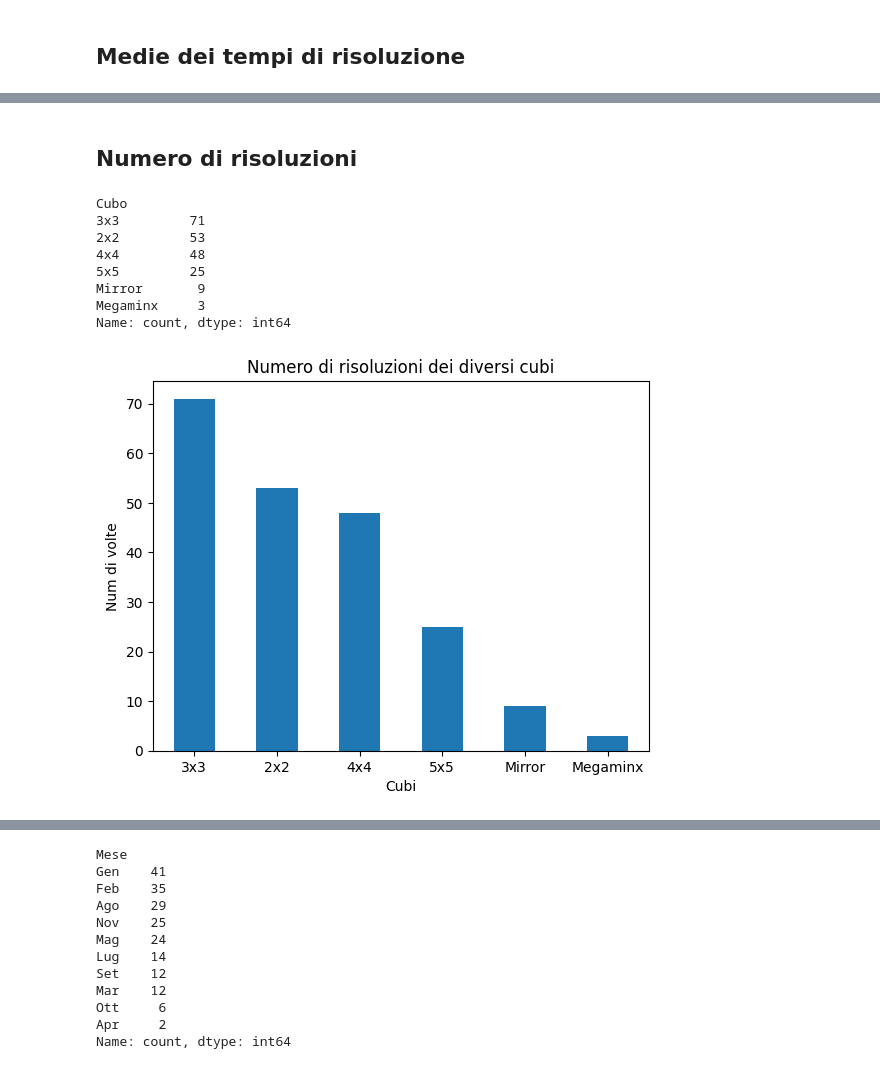
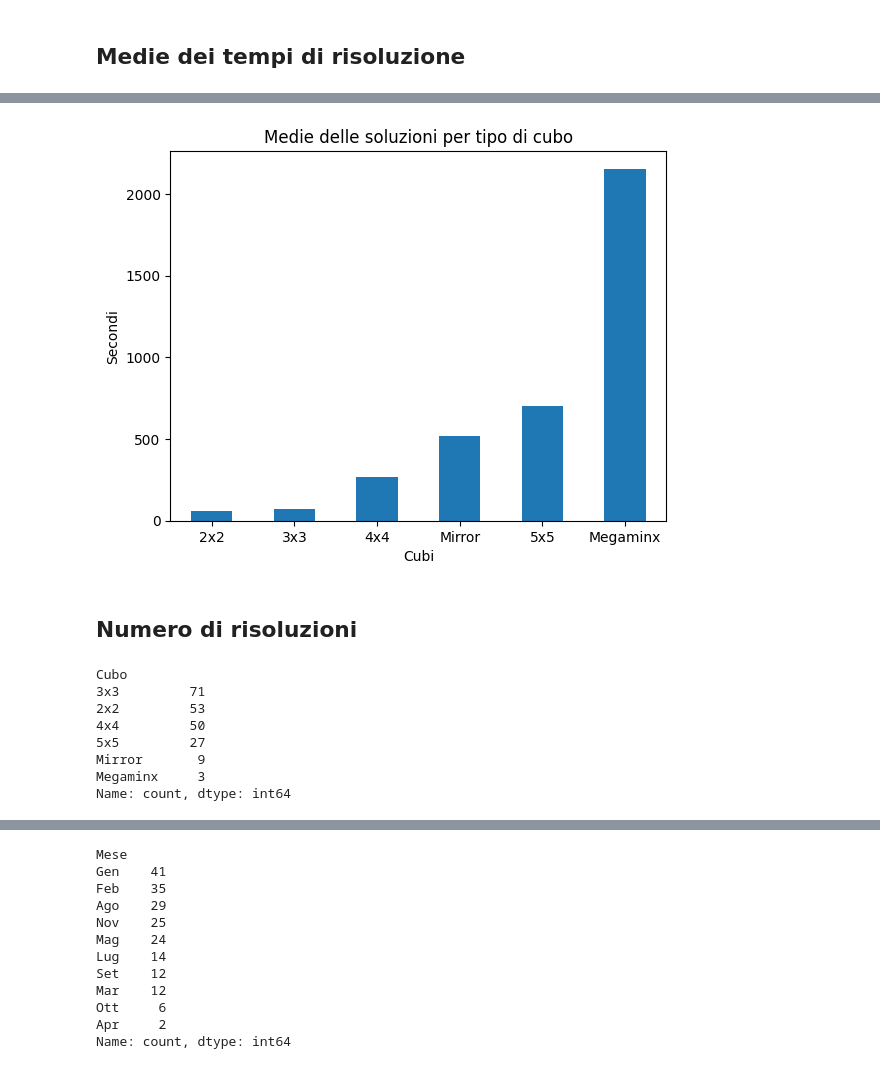
Before and after one commit to gl-alaimo/Timer_cubo_di_Rubik, a Jupyter notebook: scripts/notebook_generale.ipynb, the cells around one changed output, grey strips where cells are left out. Cells and saved outputs as stored; diff of their text form; code cells hidden in the pictures.

```diff
--- a/scripts/notebook_generale.ipynb
+++ b/scripts/notebook_generale.ipynb
@@ -73,24 +55,19 @@ plt.show()
+# %%
+# Creazione grafico
+modulo_rubik.grafico_media_risoluzioni(df=df)
+# %% [output]
+[figure, added]
 # %% [markdown]
 ## Numero di risoluzioni
 # %%
 # Numero di risoluzioni dei diversi cubi
-df["Cubo"].value_counts()
+modulo_rubik.calcola_num_risoluzioni(df=df)
 # %% [output]
 Cubo
 3x3         71
 2x2         53
-4x4         48
-5x5         25
+4x4         50
+5x5         27
 Mirror       9
 Megaminx     3
 Name: count, dtype: int64
-# %%
-# Creazione grafico
-df["Cubo"].value_counts().plot.bar()
-plt.title("Numero di risoluzioni dei diversi cubi")
-plt.ylabel("Num di volte")
-plt.xlabel("Cubi")
-plt.xticks(rotation=0)
-plt.show()
-# %% [output]
-[figure, removed]
```
Also changed, not shown: parts of 14 cells of this notebook, 9 other files.
